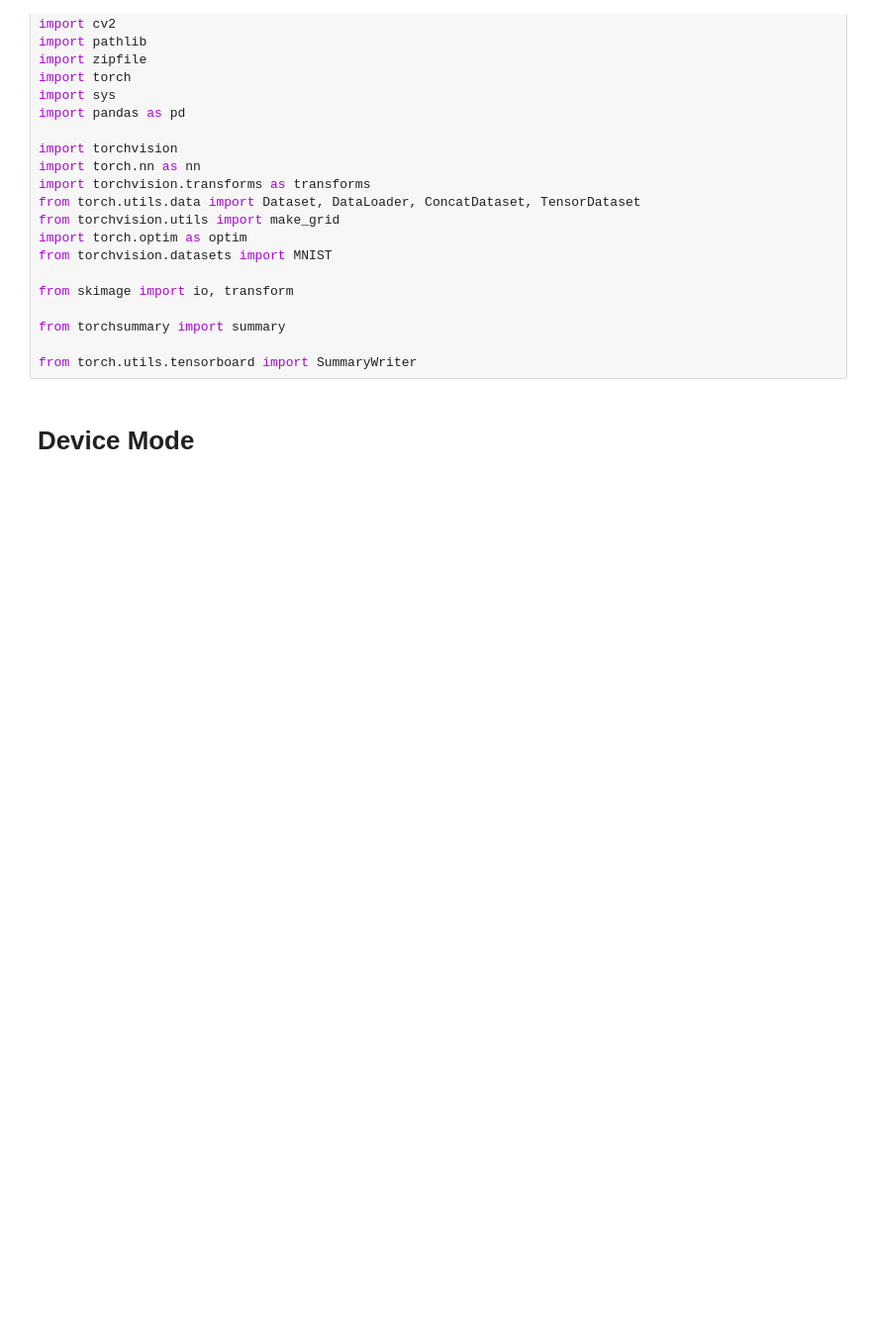
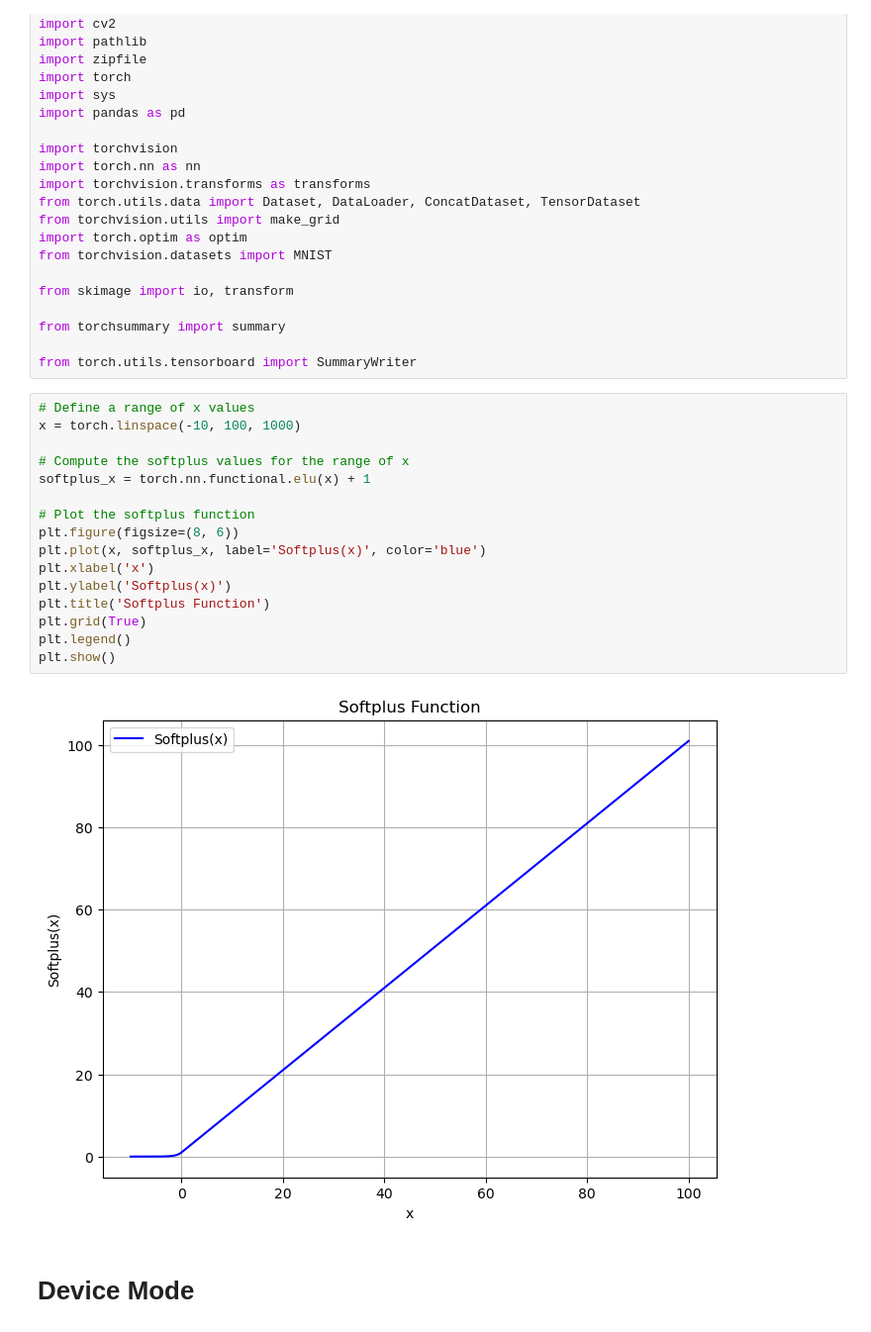
Before and after one commit to AlexF1994/bhsgan, a Jupyter notebook: pytorch-wasserstein-gan-wgan.ipynb, the cells around one changed output. Shown at 99% size. Saved outputs shown, nothing was run; the diff lists cells and outputs as text; blank space fills up the shorter version.

```diff
--- a/pytorch-wasserstein-gan-wgan.ipynb
+++ b/pytorch-wasserstein-gan-wgan.ipynb
@@ -36,6 +36,24 @@ from skimage import io, transform
 from torchsummary import summary
 
 from torch.utils.tensorboard import SummaryWriter
+# %%
+# Define a range of x values
+x = torch.linspace(-10, 100, 1000)
+
+# Compute the softplus values for the range of x
+softplus_x = torch.nn.functional.elu(x) + 1
+
+# Plot the softplus function
+plt.figure(figsize=(8, 6))
+plt.plot(x, softplus_x, label='Softplus(x)', color='blue')
+plt.xlabel('x')
+plt.ylabel('Softplus(x)')
+plt.title('Softplus Function')
+plt.grid(True)
+plt.legend()
+plt.show()
+# %% [output]
+[figure, added]
 # %% [markdown]
 # Device Mode
 # %%
```
Also changed, not shown: 4 other files.
